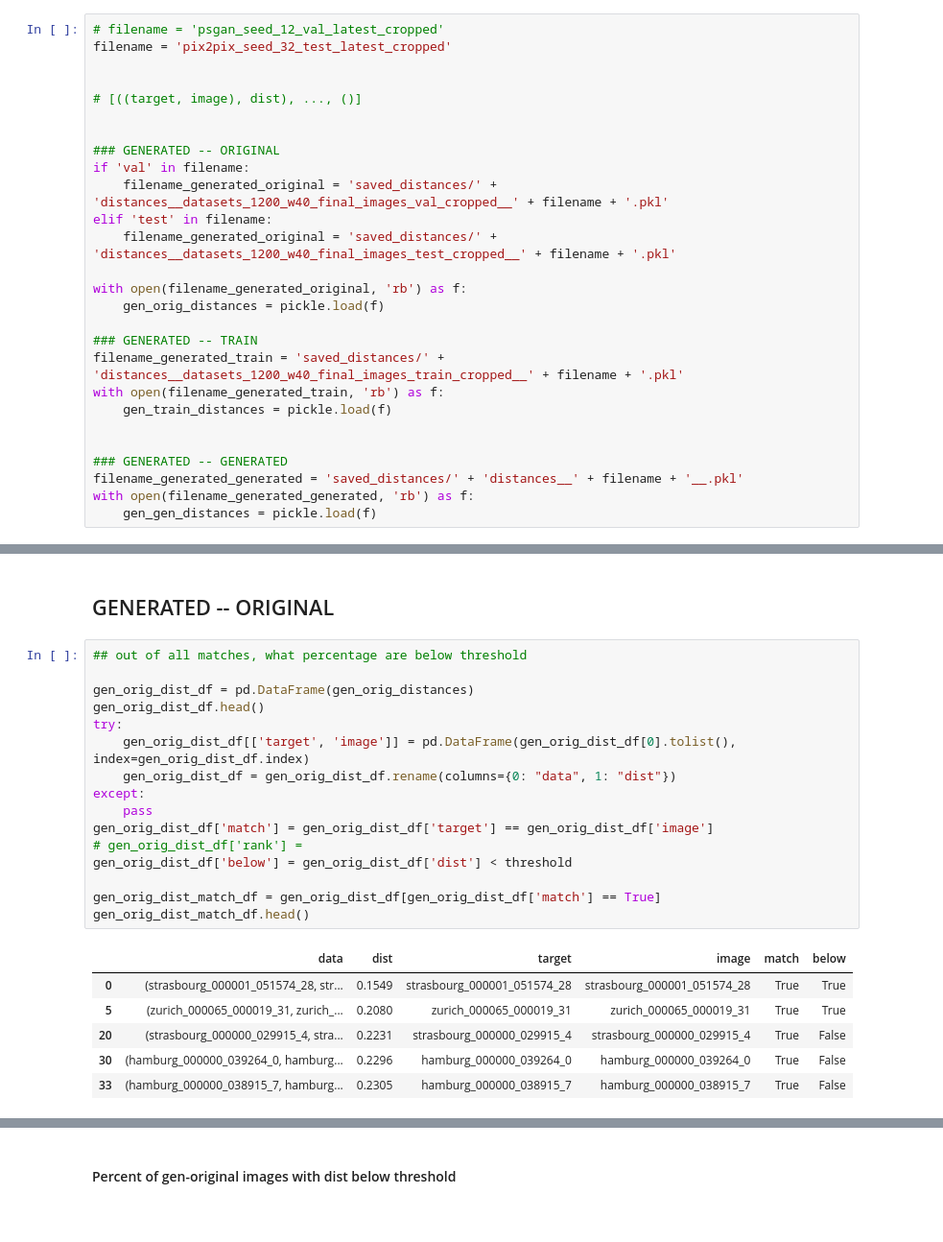
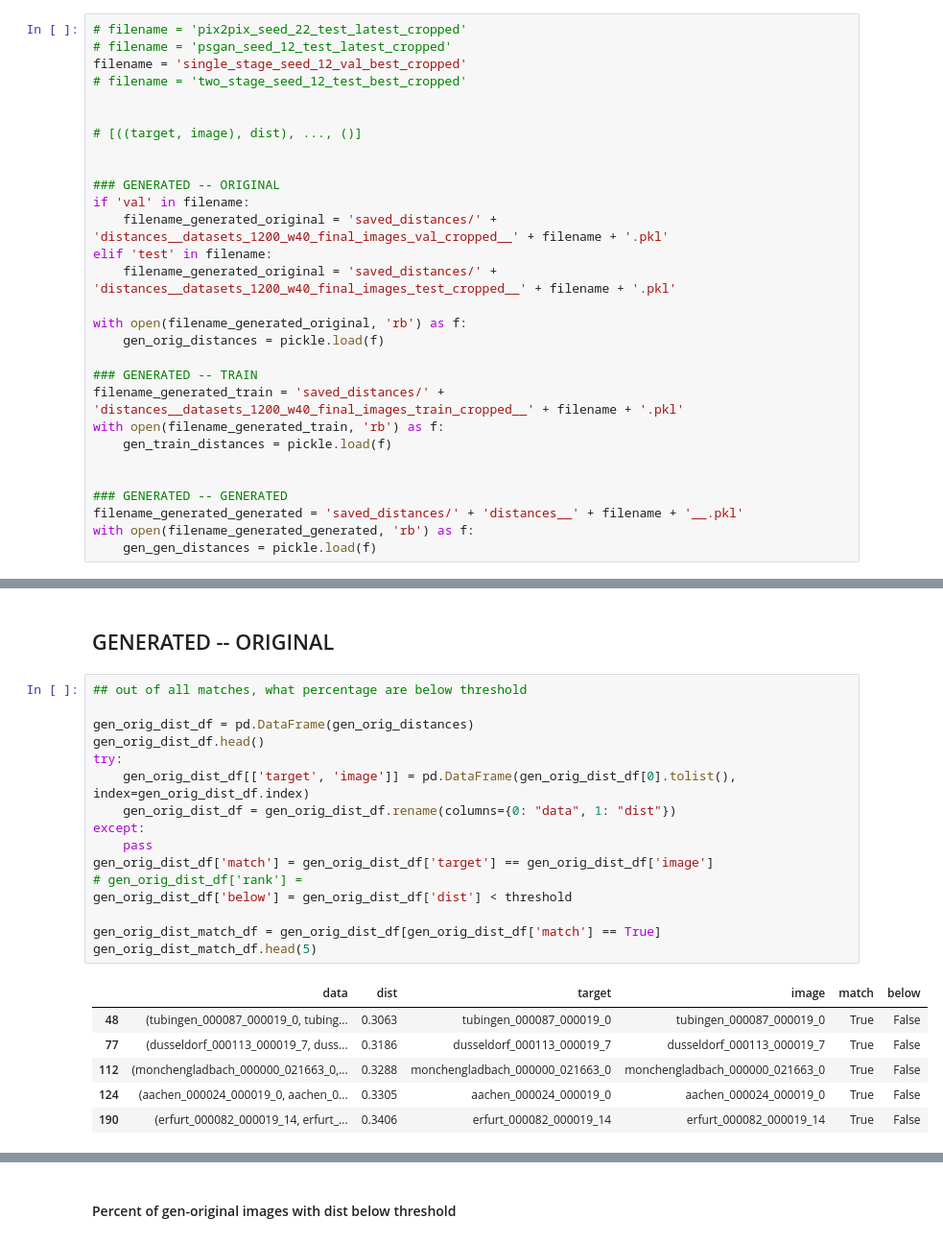
Before and after one commit to kaleighdouglas/AnonymizePeopleGAN, a Jupyter notebook: anonymity-metric-deep-person-reid/Cosine Distance Metrics.ipynb, the cells around one changed output, grey strips where cells are left out. Shown: that part at 96% size. Saved outputs shown, nothing was run; the diff lists cells and outputs as text.

```diff
--- a/anonymity-metric-deep-person-reid/Cosine Distance Metrics.ipynb
+++ b/anonymity-metric-deep-person-reid/Cosine Distance Metrics.ipynb
@@ -6,8 +6,10 @@ from sklearn.metrics import f1_score
 
 pd.set_option("max_colwidth", 80)
 # %%
-# filename = 'psgan_seed_12_val_latest_cropped'
-filename = 'pix2pix_seed_32_test_latest_cropped'
+# filename = 'pix2pix_seed_22_test_latest_cropped'
+# filename = 'psgan_seed_12_test_latest_cropped'
+filename = 'single_stage_seed_12_val_best_cropped'
+# filename = 'two_stage_seed_12_test_best_cropped'
 
 
 # [((target, image), dist), ..., ()]
@@ -41,23 +43,23 @@ threshold = 0.22
 # %%
 ## out of all matches, what percentage are below threshold
 
 gen_orig_dist_df = pd.DataFrame(gen_orig_distances)
 gen_orig_dist_df.head()
 try:
     gen_orig_dist_df[['target', 'image']] = pd.DataFrame(gen_orig_dist_df[0].tolist(), index=gen_orig_dist_df.index)
     gen_orig_dist_df = gen_orig_dist_df.rename(columns={0: "data", 1: "dist"})
 except:
     pass
 gen_orig_dist_df['match'] = gen_orig_dist_df['target'] == gen_orig_dist_df['image']
 # gen_orig_dist_df['rank'] =
 gen_orig_dist_df['below'] = gen_orig_dist_df['dist'] < threshold
 
 gen_orig_dist_match_df = gen_orig_dist_df[gen_orig_dist_df['match'] == True]
-gen_orig_dist_match_df.head()
+gen_orig_dist_match_df.head(5)
 # %% [output]
 |  | data | dist | target | image | match | below |
-| 0 | (strasbourg_000001_051574_28, str... | 0.1549 | strasbourg_000001_051574_28 | strasbourg_000001_051574_28 | True | True |
-| 5 | (zurich_000065_000019_31, zurich_... | 0.2080 | zurich_000065_000019_31 | zurich_000065_000019_31 | True | True |
-| 20 | (strasbourg_000000_029915_4, stra... | 0.2231 | strasbourg_000000_029915_4 | strasbourg_000000_029915_4 | True | False |
-| 30 | (hamburg_000000_039264_0, hamburg... | 0.2296 | hamburg_000000_039264_0 | hamburg_000000_039264_0 | True | False |
-| 33 | (hamburg_000000_038915_7, hamburg... | 0.2305 | hamburg_000000_038915_7 | hamburg_000000_038915_7 | True | False |
+| 48 | (tubingen_000087_000019_0, tubing... | 0.3063 | tubingen_000087_000019_0 | tubingen_000087_000019_0 | True | False |
+| 77 | (dusseldorf_000113_000019_7, duss... | 0.3186 | dusseldorf_000113_000019_7 | dusseldorf_000113_000019_7 | True | False |
+| 112 | (monchengladbach_000000_021663_0,... | 0.3288 | monchengladbach_000000_021663_0 | monchengladbach_000000_021663_0 | True | False |
+| 124 | (aachen_000024_000019_0, aachen_0... | 0.3305 | aachen_000024_000019_0 | aachen_000024_000019_0 | True | False |
+| 190 | (erfurt_000082_000019_14, erfurt_... | 0.3406 | erfurt_000082_000019_14 | erfurt_000082_000019_14 | True | False |
```
Also changed, not shown: parts of 14 cells of this notebook.
